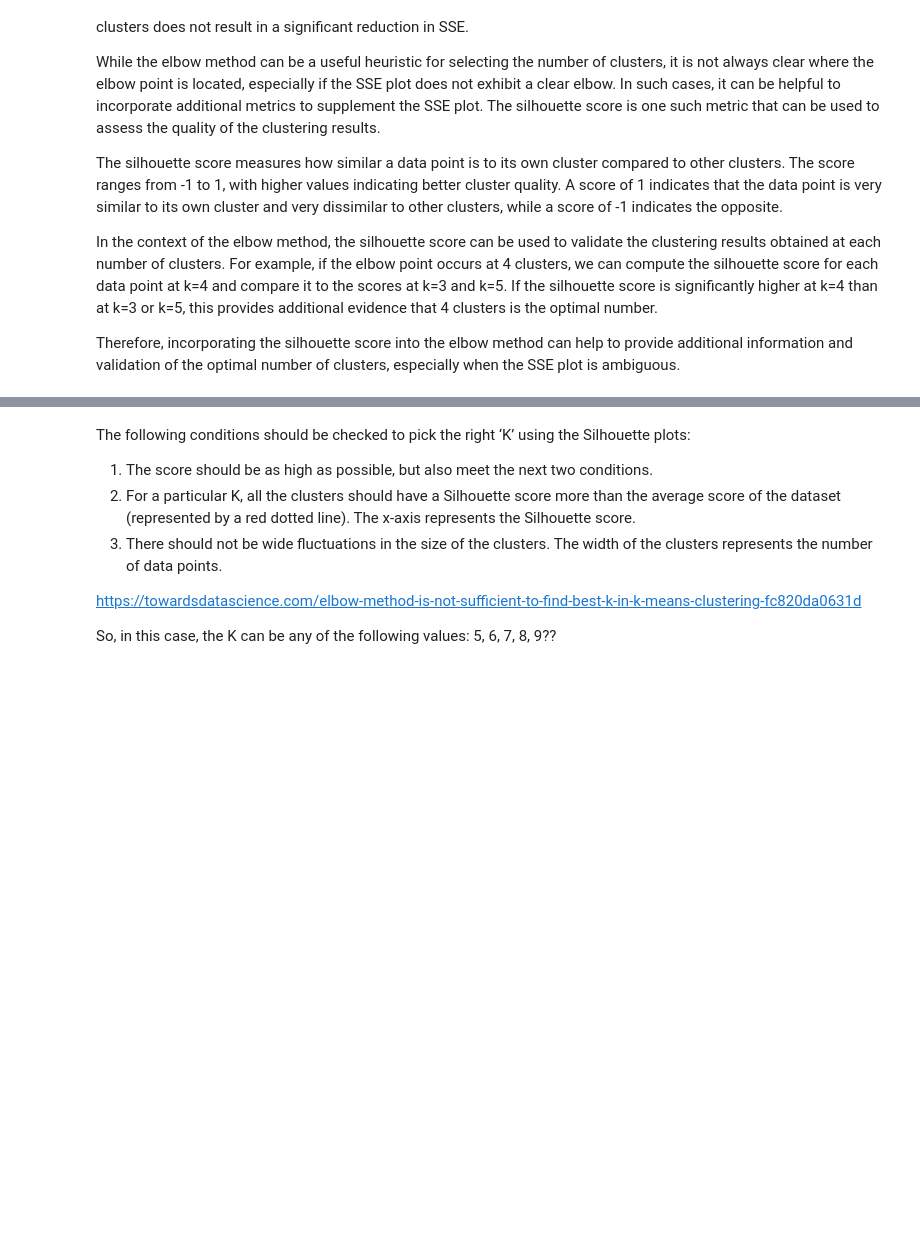
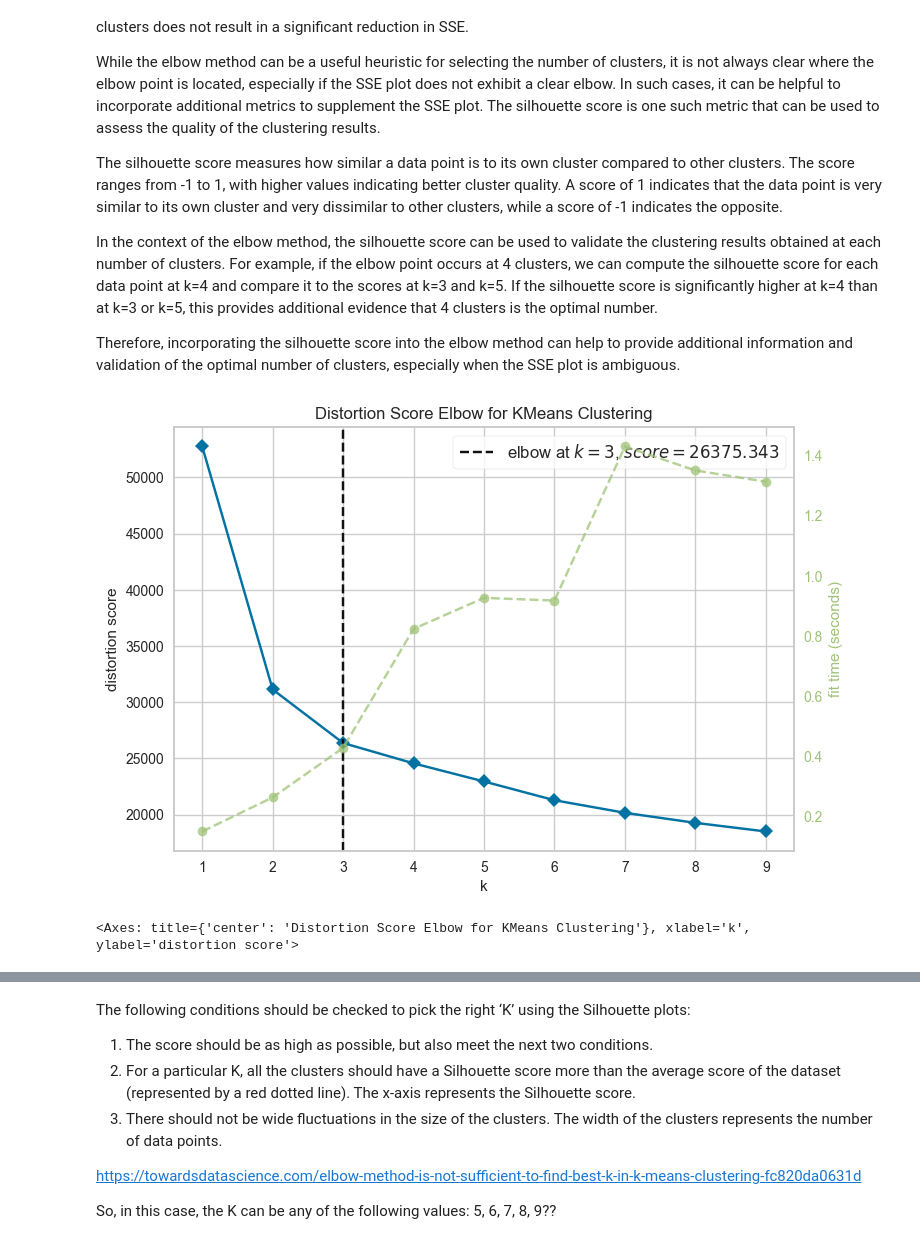
Before and after one commit to AntunesCSR/DM_Group_Project, a Jupyter notebook: HA3/HA3_Catia.ipynb, the cells around one changed output, grey strips where cells are left out. Drawn from its saved outputs; the diff is of its cells as text; code cells hidden in the pictures; blank space fills up the shorter version.

```diff
--- a/HA3/HA3_Catia.ipynb
+++ b/HA3/HA3_Catia.ipynb
@@ -194,3 +238,14 @@ The silhouette score measures how similar a data point is to its own cluster com
 In the context of the elbow method, the silhouette score can be used to validate the clustering results obtained at each number of clusters. For example, if the elbow point occurs at 4 clusters, we can compute the silhouette score for each data point at k=4 and compare it to the scores at k=3 and k=5. If the silhouette score is significantly higher at k=4 than at k=3 or k=5, this provides additional evidence that 4 clusters is the optimal number.
 
 Therefore, incorporating the silhouette score into the elbow method can help to provide additional information and validation of the optimal number of clusters, especially when the SSE plot is ambiguous.
+# %%
+# Elbow curve with Silhouette score - TRAIN DATA
+km = km = KMeans(n_clusters=k, n_init=10, max_iter=300, random_state=0)
+visualizer = KElbowVisualizer(km, k=(1,10))
+
+# Fit the data to the visualizer
+visualizer.fit(train_df_scaled)
+visualizer.show()
+# %% [output]
+[figure, added]
+<Axes: title={'center': 'Distortion Score Elbow for KMeans Clustering'}, xlabel='k', ylabel='distortion score'>
```
Also changed, not shown: parts of 15 cells of this notebook.
